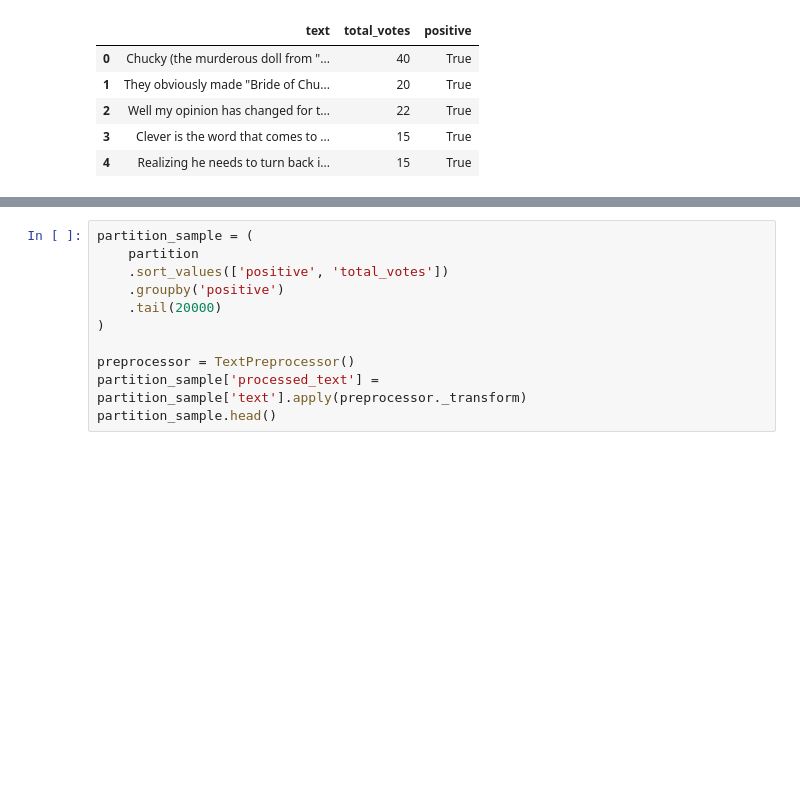
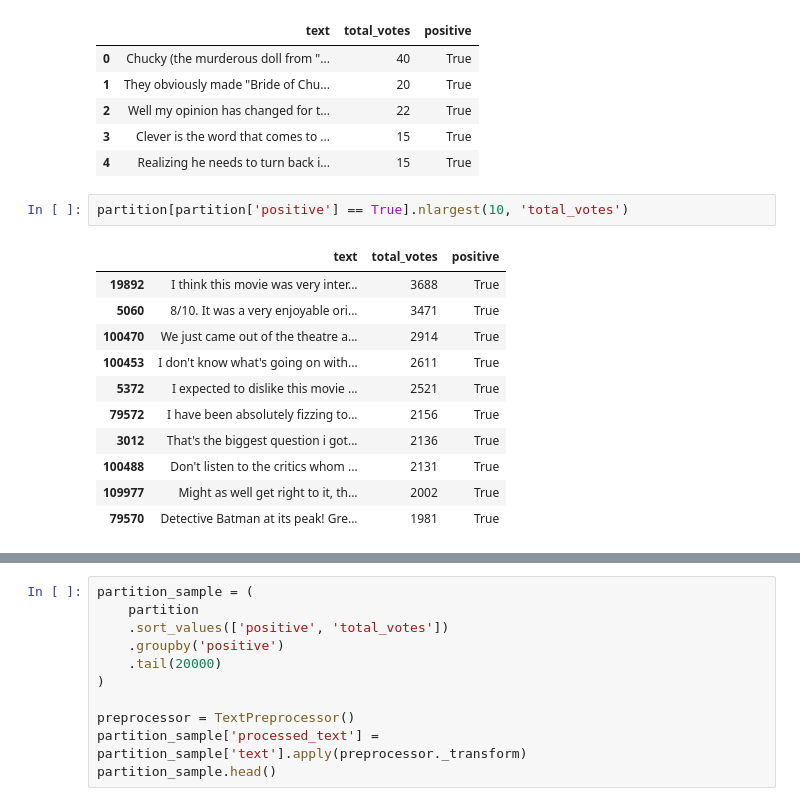
Before and after one commit to ilyamil/movie_reviews_classification, a Jupyter notebook: notebooks/model_baseline.ipynb, the cells around one changed output, grey strips where cells are left out. Saved outputs shown, nothing was run; the diff lists cells and outputs as text; blank space fills up the shorter version.

```diff
--- a/notebooks/model_baseline.ipynb
+++ b/notebooks/model_baseline.ipynb
@@ -122,3 +122,17 @@ Memory usage: 249.0 Mb
 | 2 | Well my opinion has changed for t... | 22 | True |
 | 3 | Clever is the word that comes to ... | 15 | True |
 | 4 | Realizing he needs to turn back i... | 15 | True |
+# %%
+partition[partition['positive'] == True].nlargest(10, 'total_votes')
+# %% [output]
+|  | text | total_votes | positive |
+| 19892 | I think this movie was very inter... | 3688 | True |
+| 5060 | 8/10. It was a very enjoyable ori... | 3471 | True |
+| 100470 | We just came out of the theatre a... | 2914 | True |
+| 100453 | I don't know what's going on with... | 2611 | True |
+| 5372 | I expected to dislike this movie ... | 2521 | True |
+| 79572 | I have been absolutely fizzing to... | 2156 | True |
+| 3012 | That's the biggest question i got... | 2136 | True |
+| 100488 | Don't listen to the critics whom ... | 2131 | True |
+| 109977 | Might as well get right to it, th... | 2002 | True |
+| 79570 | Detective Batman at its peak! Gre... | 1981 | True |
```
Also changed, not shown: parts of 6 cells of this notebook, 3 other files.
